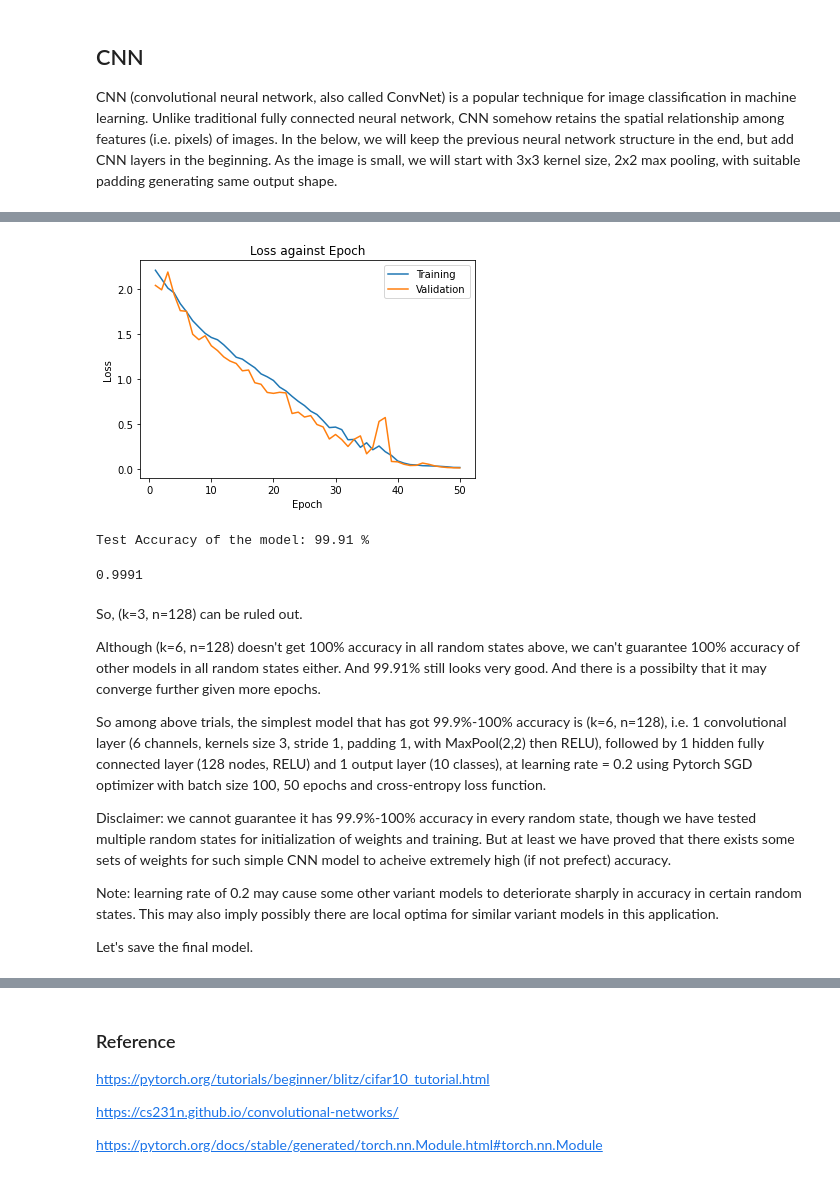
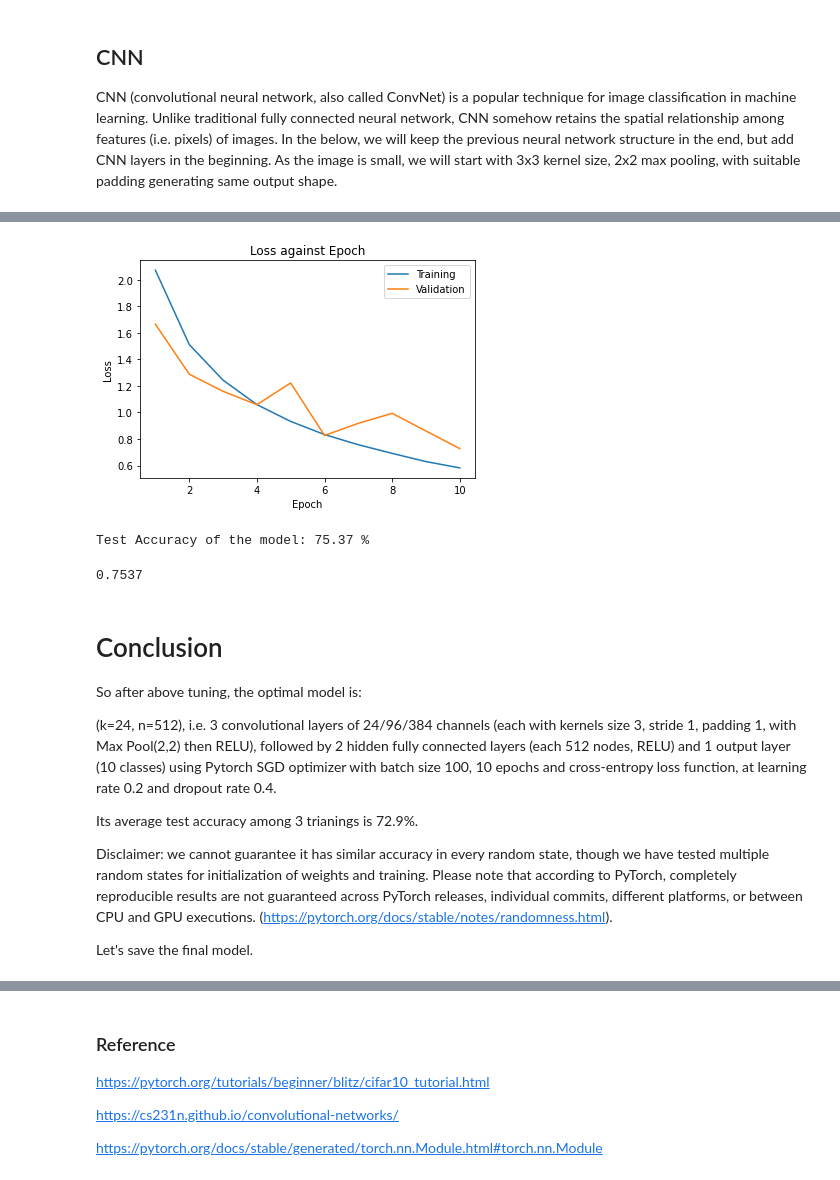
Before and after one commit to alexxcollins/AI_INM702_collab, a Jupyter notebook: task4/nb/CIFAR-10_Image_Classification.ipynb, the cells around one changed output, grey strips where cells are left out. Cells and saved outputs as stored; diff of their text form; code cells hidden in the pictures.

```diff
--- a/task4/nb/CIFAR-10_Image_Classification.ipynb
+++ b/task4/nb/CIFAR-10_Image_Classification.ipynb
@@ -272,7 +273,8 @@ NeuralNetwork(
 # %% [markdown]
 ## Training the model
 # %%
-def train_val(model, train_small_dl=train_small_dl, test_small_dl=test_small_dl, num_epochs=num_epochs, learning_rate=learning_rate, visible=True):
+def train_val(model, train_small_dl=train_small_dl, test_small_dl=test_small_dl,
+              num_epochs=num_epochs, learning_rate=learning_rate, visible=True):
 
     criterion = nn.CrossEntropyLoss()
     # keeping-track-of-losses
@@ -397,5 +399,5 @@ def train(model, train_small_dl=train_small_dl, num_epochs=num_epochs, learning_
         plt.show()
 # %%
 %%time
-train(model)
+train_val(model)
 # %% [output]
@@ -843,7 +968,20 @@ The first success of achieving accuracy over 99% is done by increasing learning
 # %%
-for k, n in [[3,128],[6,128],[12,128],[3,256],[6,256],[12,256],[3,512],[6,512],[3,1024]]:
-    CNNs[k][n]=CNN_variant(k, n)
-    train(CNNs[k][n], learning_rate=0.2, visible=False)
-    print('k='+str(k)+', n='+str(n)+' -- ', end='')
-    test(CNNs[k][n])
+#Create, train and test variants of CNN
+k=24
+n=512
+CNN_lrp={}
+accuracy_lrp={}
+for lr in [0.2,0.1,0.05]:
+    CNN_lrp[lr]={}
+    accuracy_lrp[lr]={}
+    for p in [0.4, 0.6, 0.8]:
+          seed =0
+          torch.manual_seed(seed)
+          random.seed(seed)
+          np.random.seed(seed)
+          rng = np.random.default_rng(seed=seed)
+          CNN_lrp[lr][p]=CNN_variant(k, n, p).to(device)
+          train_val(CNN_lrp[lr][p], learning_rate=lr)
+          accuracy_lrp[lr][p]=test(CNN_lrp[lr][p])
+          print('test accuracy for lr='+str(lr)+'; p='+str(p)+': '+str(100*accuracy_lrp[lr][p])+'%')
 # %% [output]
@@ -898,10 +1083,12 @@ Test Accuracy of the model: 95.78 %
 # %%
+lr = 0.2
+p = 0.4
 seed=1
 torch.manual_seed(seed)
 random.seed(seed)
 np.random.seed(seed)
 rng = np.random.default_rng(seed=seed)
-CNNs[6][128]=CNN_variant(6, 128)
-train_val(CNNs[6][128], learning_rate=0.2)
-test(CNNs[6][128])
+CNN_lrp[lr][p]=CNN_variant(24, 512, p).to(device)
+train_val(CNN_lrp[lr][p], learning_rate=lr)
+test(CNN_lrp[lr][p])
 # %% [output]
@@ -931,7 +1111,7 @@ torch.manual_seed(seed)
 random.seed(seed)
 np.random.seed(seed)
 rng = np.random.default_rng(seed=seed)
-CNNs[6][128]=CNN_variant(6, 128)
-train_val(CNNs[6][128], learning_rate=0.2)
-test(CNNs[6][128])
+CNN_lrp[lr][p]=CNN_variant(24, 512, p).to(device)
+train_val(CNN_lrp[lr][p], learning_rate=lr)
+test(CNN_lrp[lr][p])
 # %% [output]
@@ -955,17 +1128,16 @@ Epoch: 50       Training Loss: 0.014138         Validation Loss: 0.009308
-[figure, old version]
+[figure, new version]
-Test Accuracy of the model: 99.91 %
+Test Accuracy of the model: 75.37 %
-0.9991
+0.7537
 # %% [markdown]
-So, (k=3, n=128) can be ruled out.
+# Conclusion
+So after above tuning, the optimal model is:
 
-Although (k=6, n=128) doesn't get 100% accuracy in all random states above, we can't guarantee 100% accuracy of other models in all random states either. And 99.91% still looks very good. And there is a possibilty that it may converge further given more epochs.
+(k=24, n=512), i.e.
+3 convolutional layers of 24/96/384 channels (each with kernels size 3, stride 1, padding 1, with Max Pool(2,2) then RELU), followed by 2 hidden fully connected layers (each 512 nodes, RELU) and 1 output layer (10 classes) using Pytorch SGD optimizer with batch size 100, 10 epochs and cross-entropy loss function, at learning rate 0.2 and dropout rate 0.4.
 
-So among above trials, the simplest model that has got 99.9%-100% accuracy is (k=6, n=128), i.e.
-1 convolutional layer (6 channels, kernels size 3, stride 1, padding 1, with MaxPool(2,2) then RELU), followed by 1 hidden fully connected layer (128 nodes, RELU) and 1 output layer (10 classes), at learning rate = 0.2 using Pytorch SGD optimizer with batch size 100, 50 epochs and cross-entropy loss function.
+Its average test accuracy among 3 trianings is 72.9%.
 
-Disclaimer: we cannot guarantee it has 99.9%-100% accuracy in every random state, though we have tested multiple random states for initialization of weights and training. But at least we have proved that there exists some sets of weights for such simple CNN model to acheive extremely high (if not prefect) accuracy.
-
-Note: learning rate of 0.2 may cause some other variant models to deteriorate sharply in accuracy in certain random states. This may also imply possibly there are local optima for similar variant models in this application.
+Disclaimer: we cannot guarantee it has similar accuracy in every random state, though we have tested multiple random states for initialization of weights and training. Please note that according to PyTorch, completely reproducible results are not guaranteed across PyTorch releases, individual commits, different platforms, or between CPU and GPU executions. (https://pytorch.org/docs/stable/notes/randomness.html).
 
 Let's save the final model.
 # %%
```
Also changed, not shown: parts of 36 cells of this notebook.
